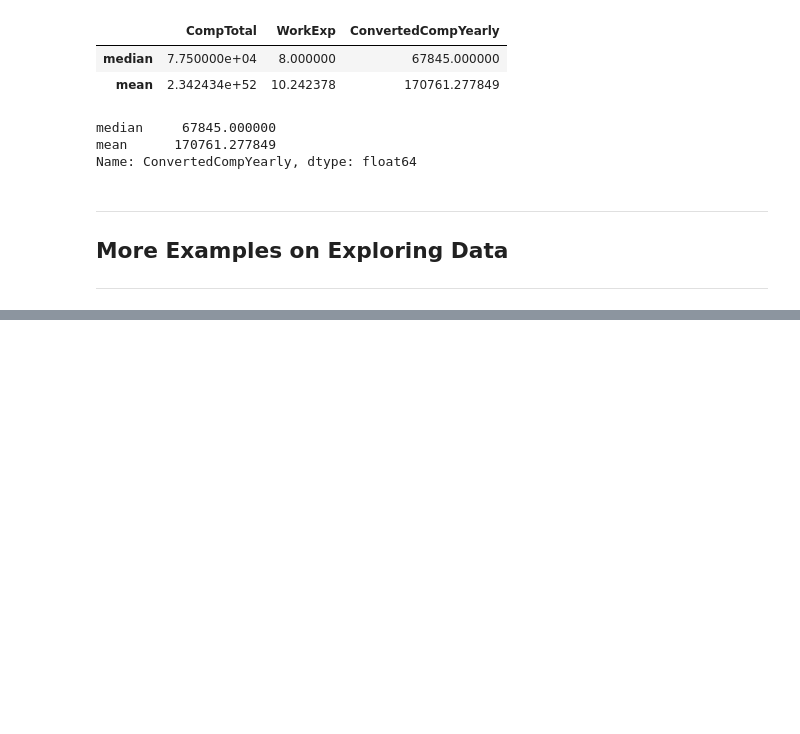
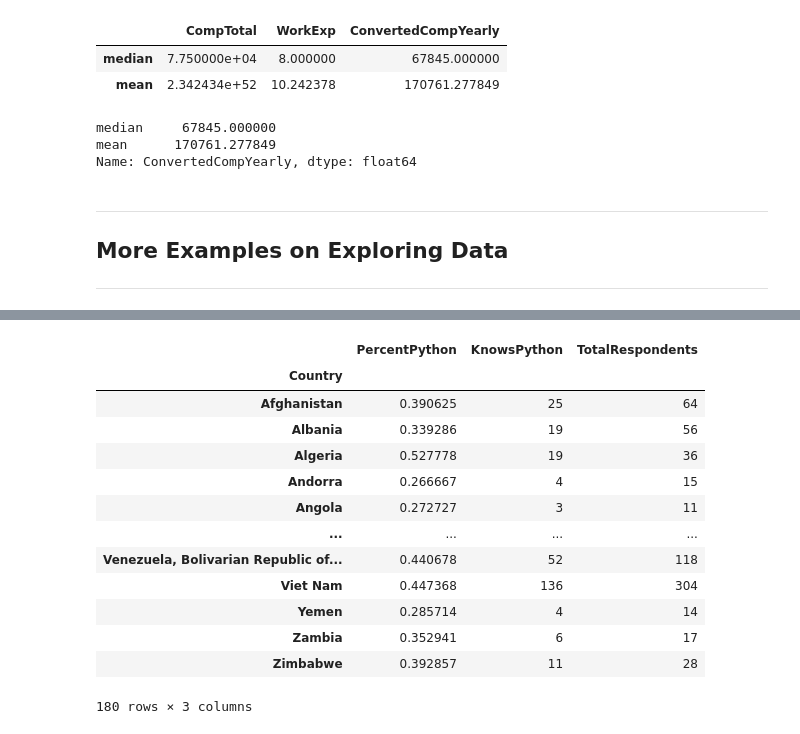
Before and after one commit to thandora/pandas-notes, a Jupyter notebook: pandas_08a.ipynb, the cells around one changed output, grey strips where cells are left out. Drawn from its saved outputs; the diff is of its cells as text; code cells hidden in the pictures; blank space fills up the shorter version.

```diff
--- a/pandas_08a.ipynb
+++ b/pandas_08a.ipynb
@@ -382,0 +391,18 @@ filt = df.loc[filt_country]["LanguageHaveWorkedWith"].str.contains("Python").dro
+# %%
+# First we create a DataFrame.groupby object:
+country_group = df.groupby("Country")
+
+
+# Define function for getting proportion of devs who knows Python
+def python_proportion(series):
+    # This only compares the number of devs who know Python
+    # to the total non-NA values. Use len(series) to include
+    # NA values.
+    n_python = series.str.contains("Python").sum()
+    return (n_python) / series.count()
+
+
+series_python_proportions = country_group["LanguageHaveWorkedWith"].apply(
+    python_proportion
+)
+display(series_python_proportions)
@@ -382,0 +423,39 @@ filt = df.loc[filt_country]["LanguageHaveWorkedWith"].str.contains("Python").dro
+# %%
+# By using a lambda fraction, we can achieve the same results:
+series_python_proportions = country_group["LanguageHaveWorkedWith"].apply(
+    lambda x: x.str.contains("Python").sum() / x.count()
+)
+# %%
+# Create a DF by concatenating the Series of people who knows Python (in proportion
+# and in frequency), and the total respondents by country (non-NA)
+
+# Series
+series_python_freq = country_group["LanguageHaveWorkedWith"].apply(
+    lambda x: x.str.contains("Python").sum()
+)
+
+series_n_respondents = country_group["LanguageHaveWorkedWith"].count()
+
+# Create df
+df_python = pd.concat(
+    objs=[series_python_proportions, series_python_freq, series_n_respondents],
+    keys=["PercentPython", "KnowsPython", "TotalRespondents"],
+    axis="columns",
+)
+
+display(df_python)
+# %% [output]
+|  | PercentPython | KnowsPython | TotalRespondents |
+| Country |  |  |  |
+| Afghanistan | 0.390625 | 25 | 64 |
+| Albania | 0.339286 | 19 | 56 |
+| Algeria | 0.527778 | 19 | 36 |
+| Andorra | 0.266667 | 4 | 15 |
+| Angola | 0.272727 | 3 | 11 |
+| ... | ... | ... | ... |
+| Venezuela, Bolivarian Republic of... | 0.440678 | 52 | 118 |
+| Viet Nam | 0.447368 | 136 | 304 |
+| Yemen | 0.285714 | 4 | 14 |
+| Zambia | 0.352941 | 6 | 17 |
+| Zimbabwe | 0.392857 | 11 | 28 |
+180 rows × 3 columns
```
Also changed, not shown: parts of 8 cells of this notebook.
